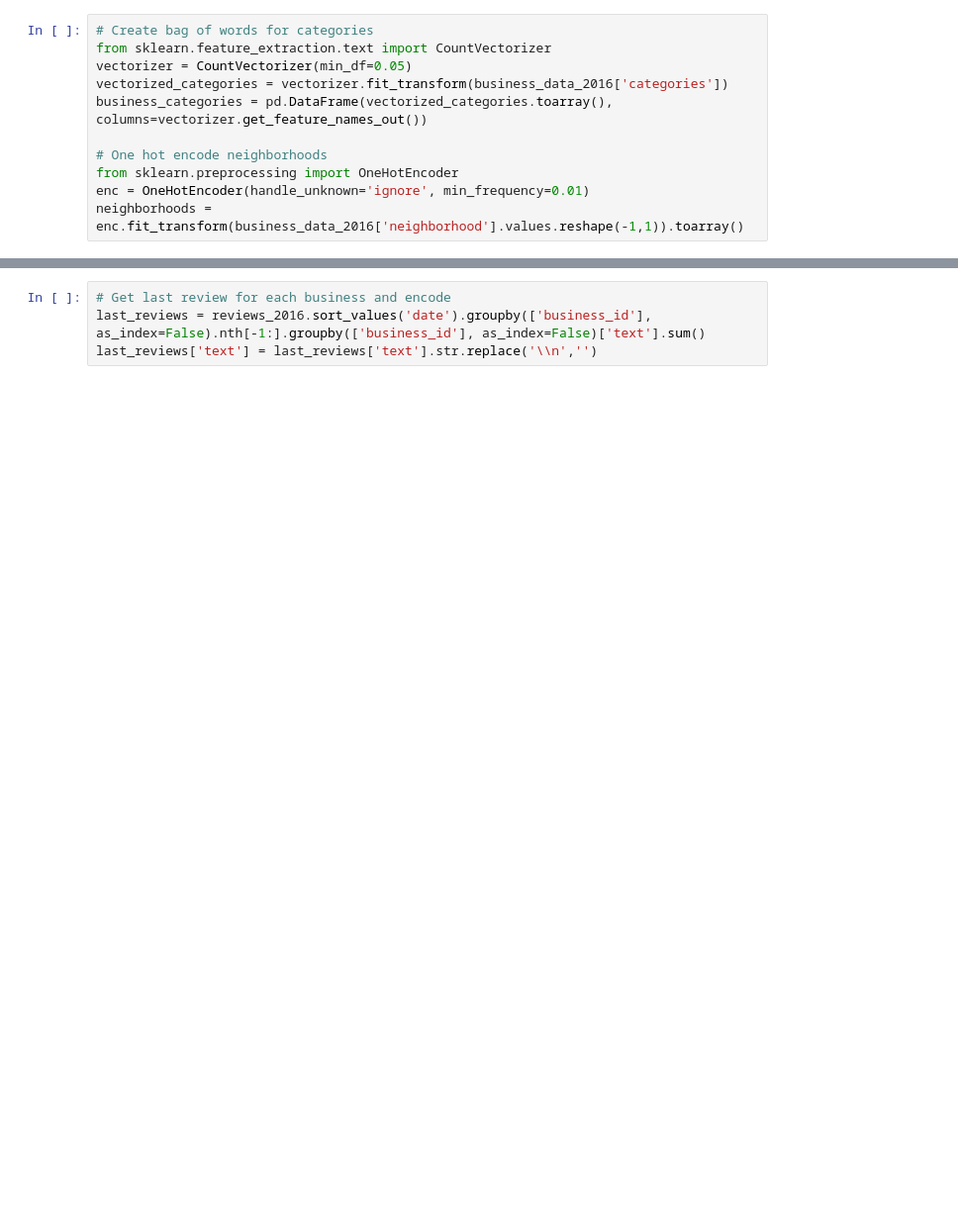
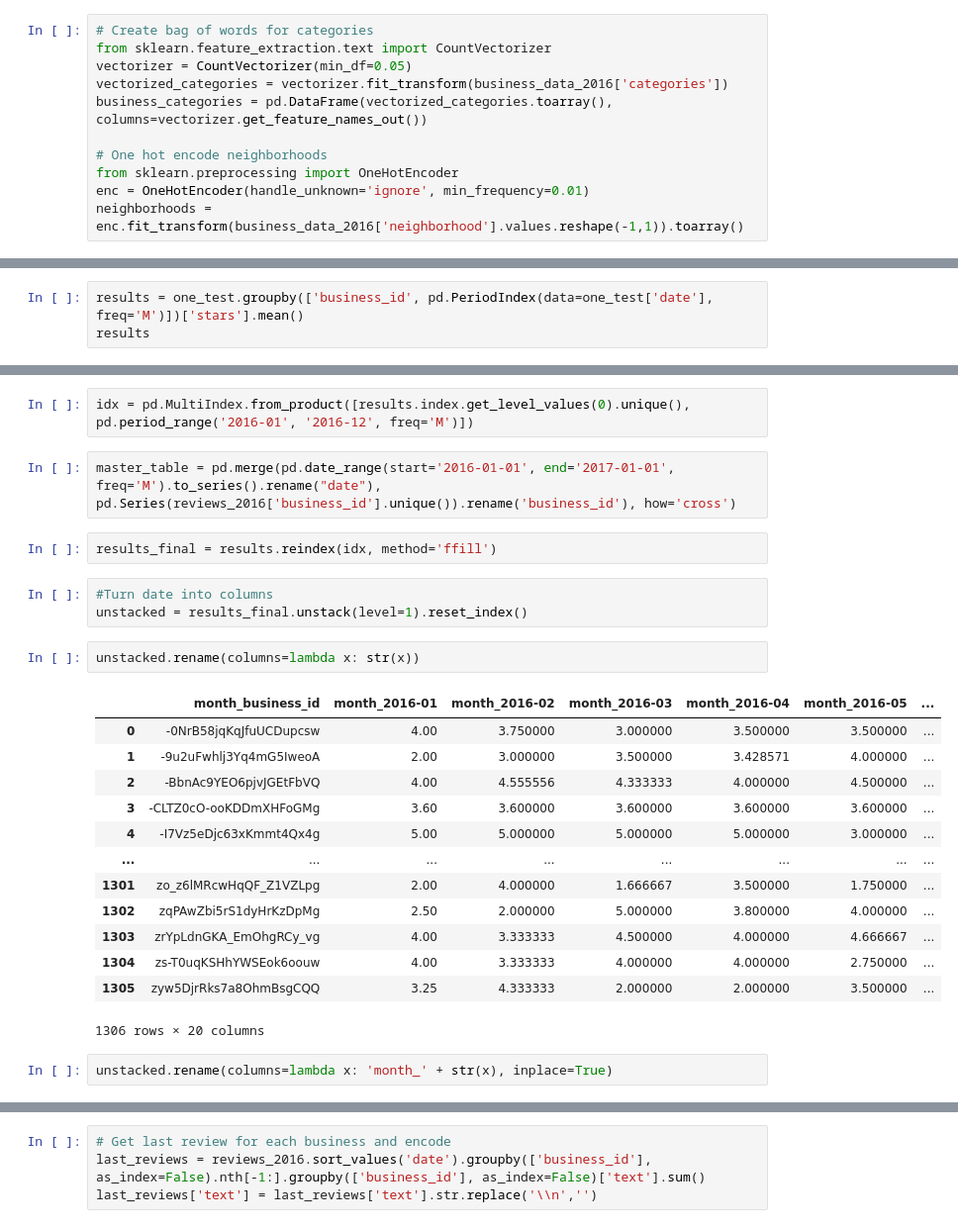
Before and after one commit to Joeyzect/Analytics_Edge_2022, a Jupyter notebook: notebooks/00-joseph-exploration.ipynb, the cells around one changed output, grey strips where cells are left out. Shown at 99% size. Cells and saved outputs as stored; diff of their text form; blank space fills up the shorter version.

```diff
--- a/notebooks/00-joseph-exploration.ipynb
+++ b/notebooks/00-joseph-exploration.ipynb
@@ -37,0 +109,3 @@ neighborhoods = enc.fit_transform(business_data_2016['neighborhood'].values.resh
+# %%
+results = one_test.groupby(['business_id', pd.PeriodIndex(data=one_test['date'], freq='M')])['stars'].mean()
+results
@@ -37,0 +141,27 @@ neighborhoods = enc.fit_transform(business_data_2016['neighborhood'].values.resh
+# %%
+idx = pd.MultiIndex.from_product([results.index.get_level_values(0).unique(), pd.period_range('2016-01', '2016-12', freq='M')])
+# %%
+master_table = pd.merge(pd.date_range(start='2016-01-01', end='2017-01-01', freq='M').to_series().rename("date"), pd.Series(reviews_2016['business_id'].unique()).rename('business_id'), how='cross')
+# %%
+results_final = results.reindex(idx, method='ffill')
+# %%
+#Turn date into columns
+unstacked = results_final.unstack(level=1).reset_index()
+# %%
+unstacked.rename(columns=lambda x: str(x))
+# %% [output]
+|  | month_business_id | month_2016-01 | month_2016-02 | month_2016-03 | month_2016-04 | month_2016-05 | ... |
+| 0 | -0NrB58jqKqJfuUCDupcsw | 4.00 | 3.750000 | 3.000000 | 3.500000 | 3.500000 | ... |
+| 1 | -9u2uFwhlj3Yq4mG5IweoA | 2.00 | 3.000000 | 3.500000 | 3.428571 | 4.000000 | ... |
+| 2 | -BbnAc9YEO6pjvJGEtFbVQ | 4.00 | 4.555556 | 4.333333 | 4.000000 | 4.500000 | ... |
+| 3 | -CLTZ0cO-ooKDDmXHFoGMg | 3.60 | 3.600000 | 3.600000 | 3.600000 | 3.600000 | ... |
+| 4 | -I7Vz5eDjc63xKmmt4Qx4g | 5.00 | 5.000000 | 5.000000 | 5.000000 | 3.000000 | ... |
+| ... | ... | ... | ... | ... | ... | ... | ... |
+| 1301 | zo_z6lMRcwHqQF_Z1VZLpg | 2.00 | 4.000000 | 1.666667 | 3.500000 | 1.750000 | ... |
+| 1302 | zqPAwZbi5rS1dyHrKzDpMg | 2.50 | 2.000000 | 5.000000 | 3.800000 | 4.000000 | ... |
+| 1303 | zrYpLdnGKA_EmOhgRCy_vg | 4.00 | 3.333333 | 4.500000 | 4.000000 | 4.666667 | ... |
+| 1304 | zs-T0uqKSHhYWSEok6oouw | 4.00 | 3.333333 | 4.000000 | 4.000000 | 2.750000 | ... |
+| 1305 | zyw5DjrRks7a8OhmBsgCQQ | 3.25 | 4.333333 | 2.000000 | 2.000000 | 3.500000 | ... |
+1306 rows × 20 columns
+# %%
+unstacked.rename(columns=lambda x: 'month_' + str(x), inplace=True)
```
Also changed, not shown: parts of 35 cells of this notebook, 1 other file.
